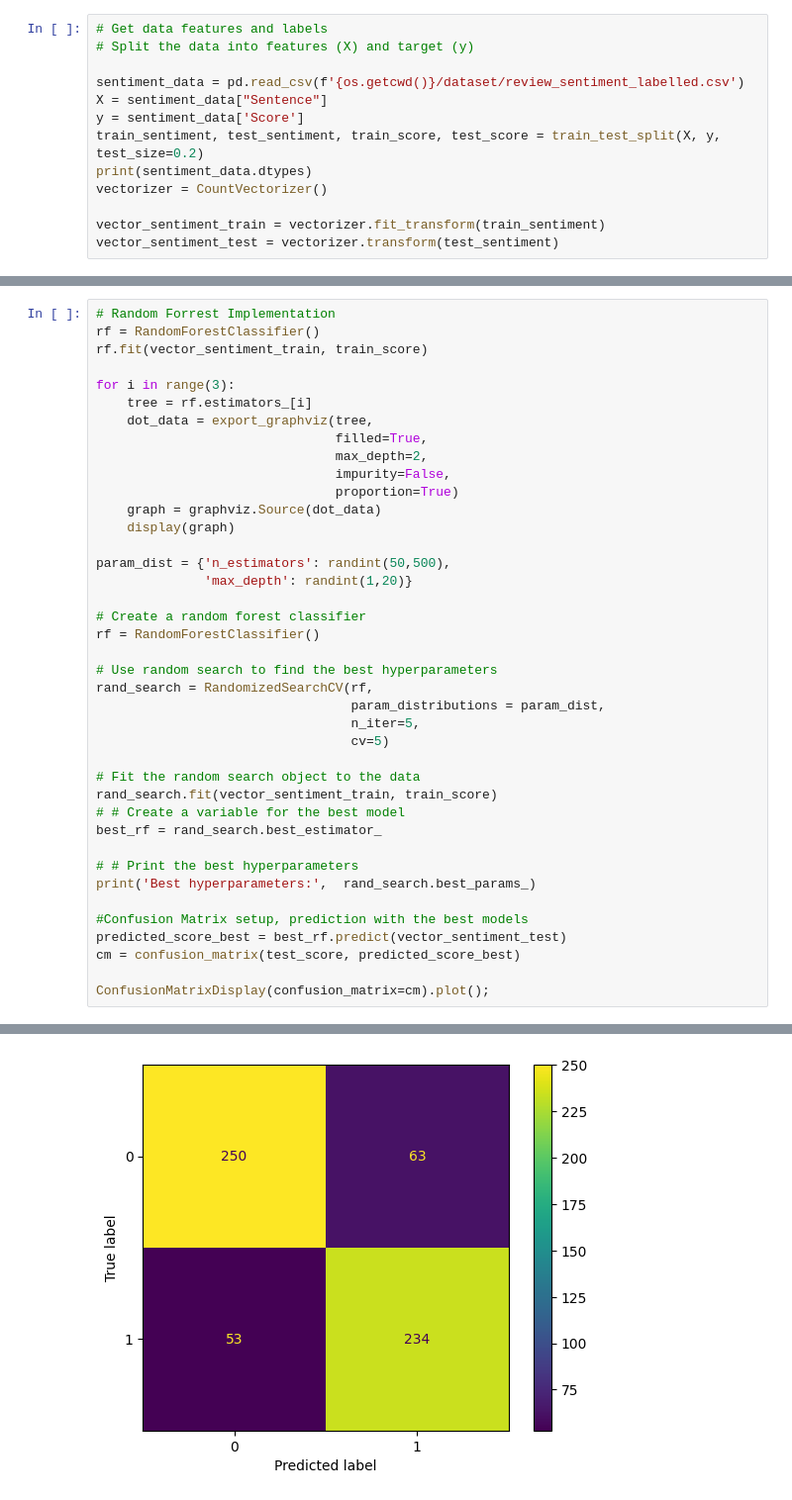
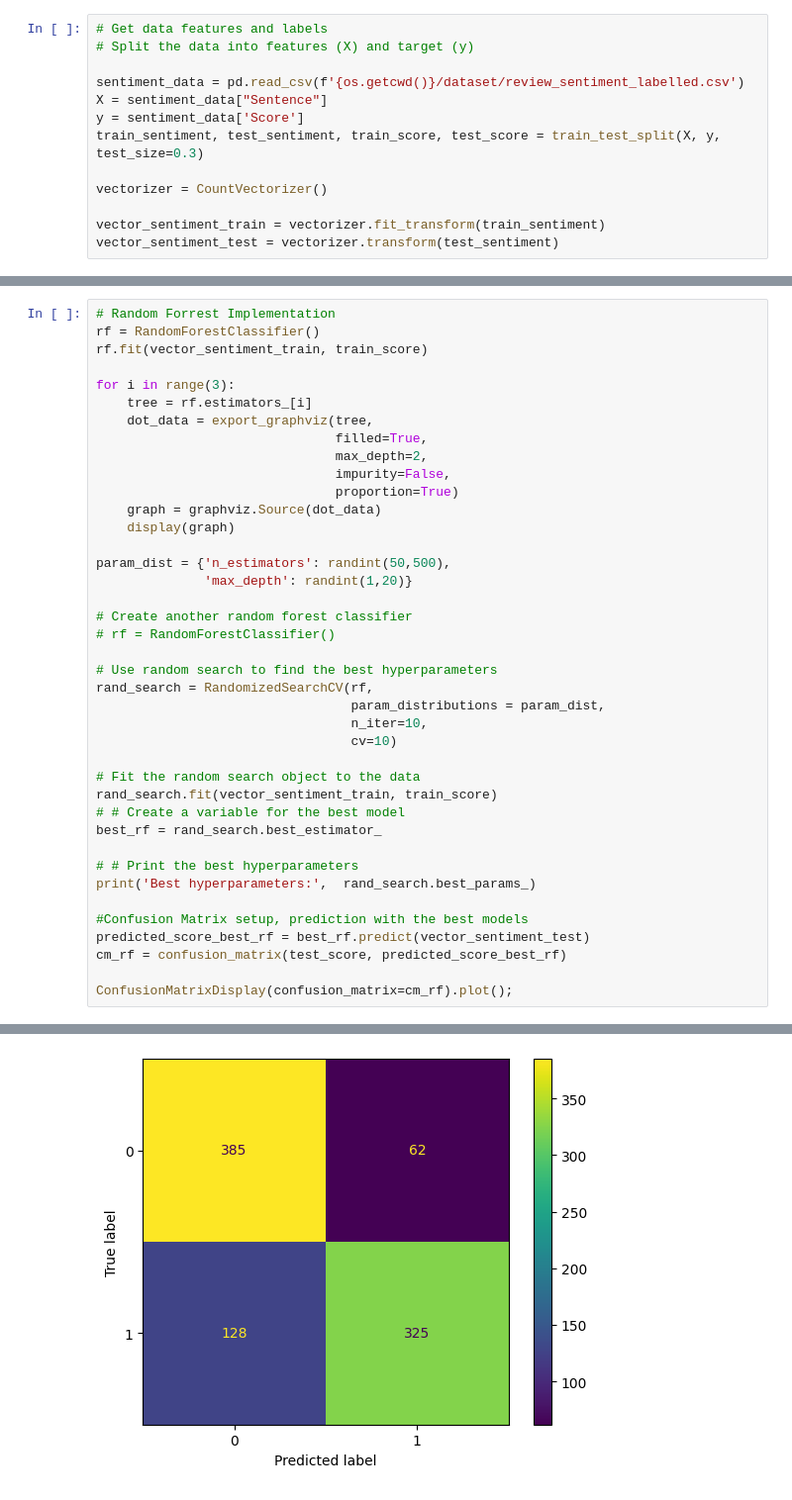
Before and after one commit to VkfNJIT/DataMiningFinal, a Jupyter notebook: DataFinalAlgorithm.ipynb, the cells around one changed output, grey strips where cells are left out. Shown at 99% size. Drawn from its saved outputs; the diff is of its cells as text.

```diff
--- a/DataFinalAlgorithm.ipynb
+++ b/DataFinalAlgorithm.ipynb
@@ -23,8 +45,8 @@ import graphviz
 sentiment_data = pd.read_csv(f'{os.getcwd()}/dataset/review_sentiment_labelled.csv')
 X = sentiment_data["Sentence"]
 y = sentiment_data['Score']
-train_sentiment, test_sentiment, train_score, test_score = train_test_split(X, y, test_size=0.2)
-print(sentiment_data.dtypes)
+train_sentiment, test_sentiment, train_score, test_score = train_test_split(X, y, test_size=0.3)
+
 vectorizer = CountVectorizer()
 
 vector_sentiment_train = vectorizer.fit_transform(train_sentiment)
@@ -51,14 +69,14 @@ for i in range(3):
 param_dist = {'n_estimators': randint(50,500),
               'max_depth': randint(1,20)}
 
-# Create a random forest classifier
-rf = RandomForestClassifier()
+# Create another random forest classifier
+# rf = RandomForestClassifier()
 
 # Use random search to find the best hyperparameters
 rand_search = RandomizedSearchCV(rf,
                                  param_distributions = param_dist,
-                                 n_iter=5,
-                                 cv=5)
+                                 n_iter=10,
+                                 cv=10)
 
 # Fit the random search object to the data
 rand_search.fit(vector_sentiment_train, train_score)
@@ -69,10 +87,10 @@ best_rf = rand_search.best_estimator_
 print('Best hyperparameters:',  rand_search.best_params_)
 
 #Confusion Matrix setup, prediction with the best models
-predicted_score_best = best_rf.predict(vector_sentiment_test)
-cm = confusion_matrix(test_score, predicted_score_best)
+predicted_score_best_rf = best_rf.predict(vector_sentiment_test)
+cm_rf = confusion_matrix(test_score, predicted_score_best_rf)
 
-ConfusionMatrixDisplay(confusion_matrix=cm).plot();
+ConfusionMatrixDisplay(confusion_matrix=cm_rf).plot();
 # %% [output]
 [drawing not drawn]
 [drawing not drawn]
@@ -81 +99 @@ Best hyperparameters: {'max_depth': 14, 'n_estimators': 400}
-[figure, old version]
+[figure, new version]
```
Also changed, not shown: parts of 6 cells of this notebook.
